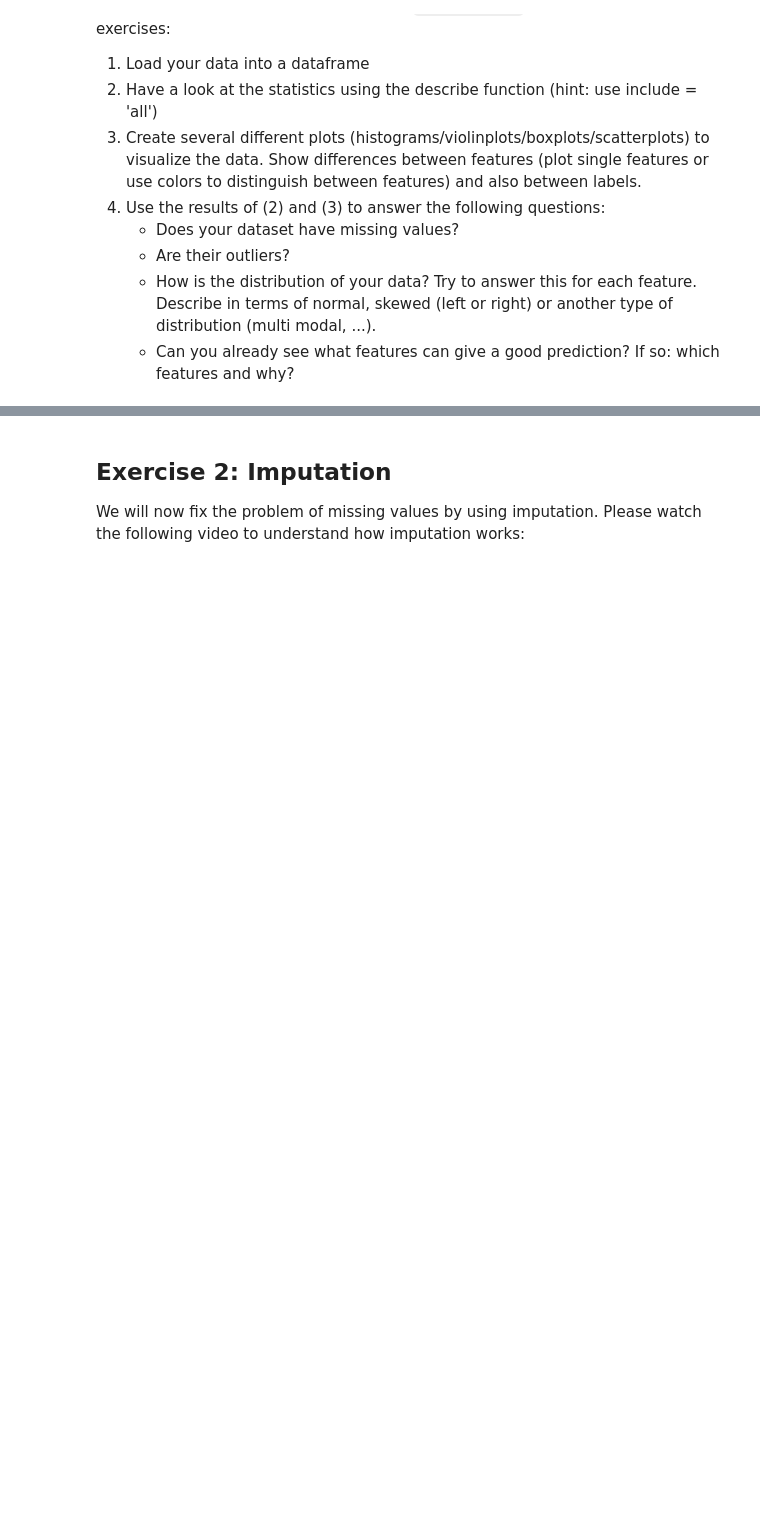
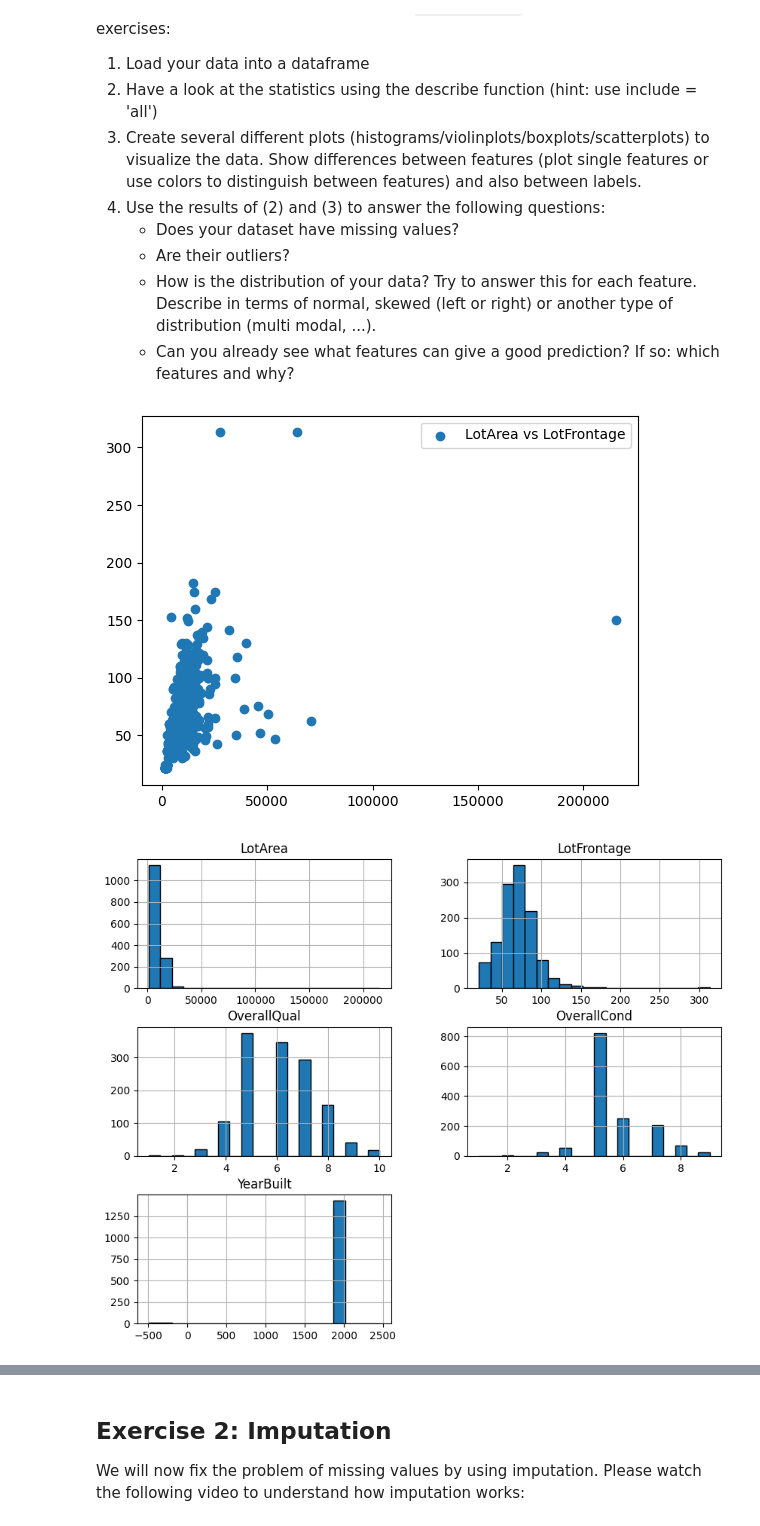
Before and after one commit to Sjaakie334/IntroMachineLearning, a Jupyter notebook: week4/IML - Lab Session Week 4.ipynb, the cells around one changed output, grey strips where cells are left out. Saved outputs shown, nothing was run; the diff lists cells and outputs as text; code cells hidden in the pictures; blank space fills up the shorter version.

```diff
--- a/week4/IML - Lab Session Week 4.ipynb
+++ b/week4/IML - Lab Session Week 4.ipynb
@@ -39,0 +41,74 @@ Now it is time to analyse our own dataset `housedata.csv`. Please do the followi
+# %%
+# Your code here
+df = pd.read_csv('housedata.csv', delimiter=',')
+rows = 2
+cols = 3
+
+# plt.figure(1)
+
+# plt.subplot(rows,cols,1)
+# plt.scatter(x= df['HeatingQC'], y= df['LotArea'])
+
+# plt.subplot(rows,cols,2)
+# plt.scatter(x= df['HeatingQC'], y= df['YearBuilt'])
+
+# plt.subplot(rows,cols,2)
+# plt.scatter(x= df['HeatingQC'], y= df['LotFrontage'], c='red')
+
+# plt.subplot(rows,cols,3)
+# plt.scatter(x= df['Label'], y= df['OverallQual'], c='green')
+plt.scatter(x=df['LotArea'], y=df['LotFrontage'], label='LotArea vs LotFrontage')
+plt.legend()
+plt.show()
+
+
+
+col_list = ['BldgType', 'HeatingQC', 'Label']
+int_df = df.select_dtypes(exclude='object')
+obj_df = df[['HeatingQC', 'Label']]
+
+int_df.hist(bins=20, figsize=(10,8),edgecolor='black')
+plt.show()
+
+
+i = 1
+for col in list(int_df.columns):
+    plt.subplot(1, 5, i)
+    plt.boxplot(pd.to_numeric(df[col], errors='coerce').fillna(0).astype(int))
+    plt.title(col)
+    i += 1
+plt.show()
+
+plt.violinplot([df[df['Label'] == 'normal']['LotArea'], df[df['Label'] == 'expensive']['LotArea']])
+plt.xticks((1, 2), ['normal', 'expensive'])
+plt.show()
+
+
+plt.boxplot([df[df['Label'] == 'normal']['LotArea'], df[df['Label'] == 'expensive']['LotArea']])
+plt.xticks((1, 2), ['normal', 'expensive'])
+plt.show()
+
+
+
+# plt.subplot(rows, cols, 6)
+# plt.violinplot(int_df)
+
+
+# # plt.figure(2)
+# plt.subplot(1,1,1)
+# plt.hist(obj_df)
+
+
+
+# print (list(int_df.columns))
+# print(df.dtypes)
+# for col in col_list:
+#     plt.subplot(rows,cols, col_list.index(col)+4)
+#     plt.hist(df[col])
+
+
+# plt.show()
+# df.describe(include='all')
+# %% [output]
+[figure, added]
+[figure, added]
```
Also changed, not shown: parts of 17 cells of this notebook, 2 other files.
